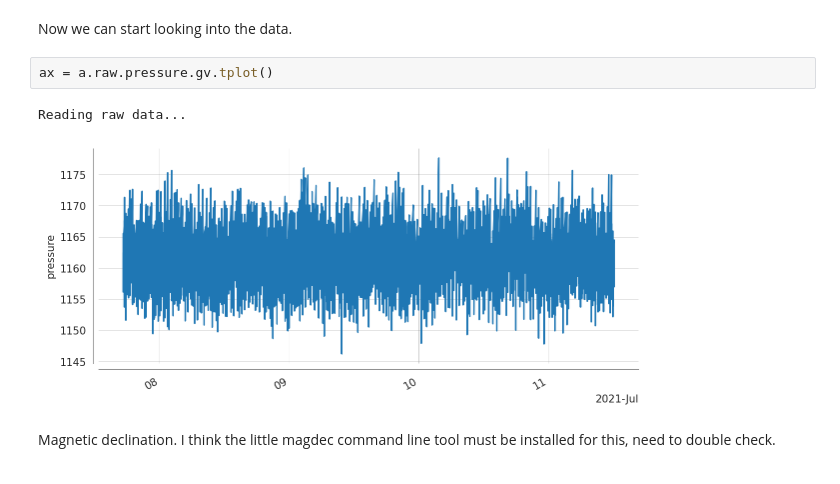
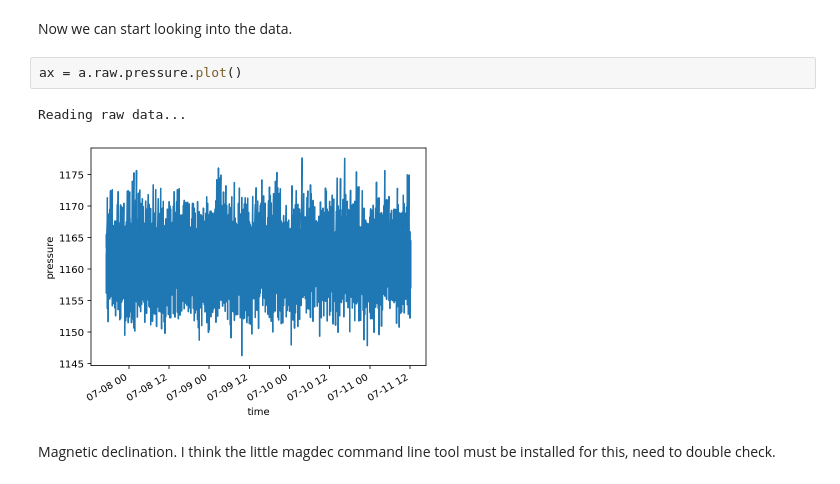
Before and after one commit to modscripps/velosearaptor, a Jupyter notebook: notebooks/process_moored_adcp.ipynb, the cells around one changed output. Cells and saved outputs as stored; diff of their text form.

```diff
--- a/notebooks/process_moored_adcp.ipynb
+++ b/notebooks/process_moored_adcp.ipynb
@@ -99,10 +98,10 @@ a.dgridparams
 # %% [markdown]
 Now we can start looking into the data.
 # %%
-ax = a.raw.pressure.gv.tplot()
+ax = a.raw.pressure.plot()
 # %% [output]
 Reading raw data...
-[figure, old version]
+[figure, new version]
 # %% [markdown]
 Magnetic declination. I think the little magdec command line tool must be installed for this, need to double check.
 # %%
```
Also changed, not shown: parts of 5 cells of this notebook, 3 other files.
